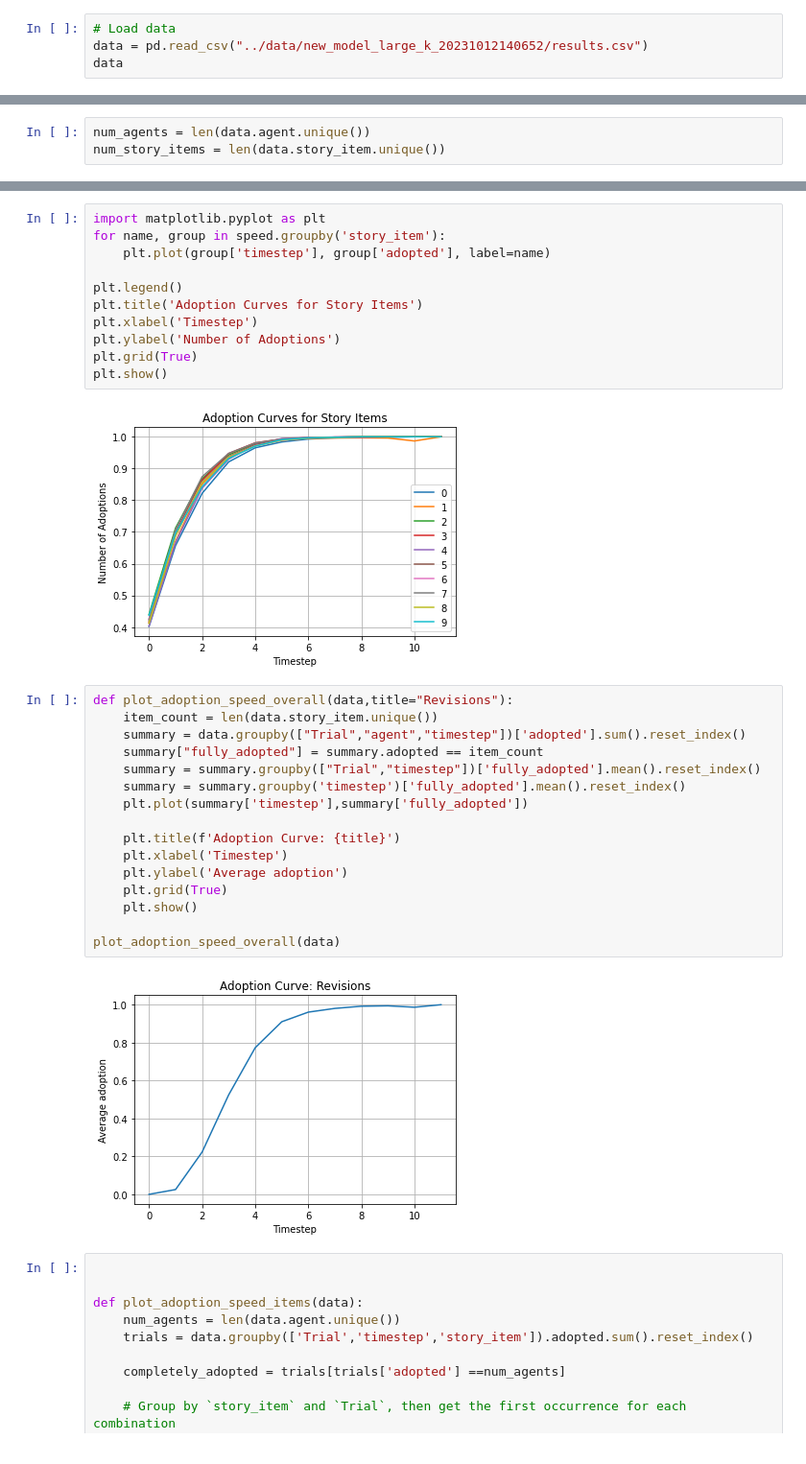
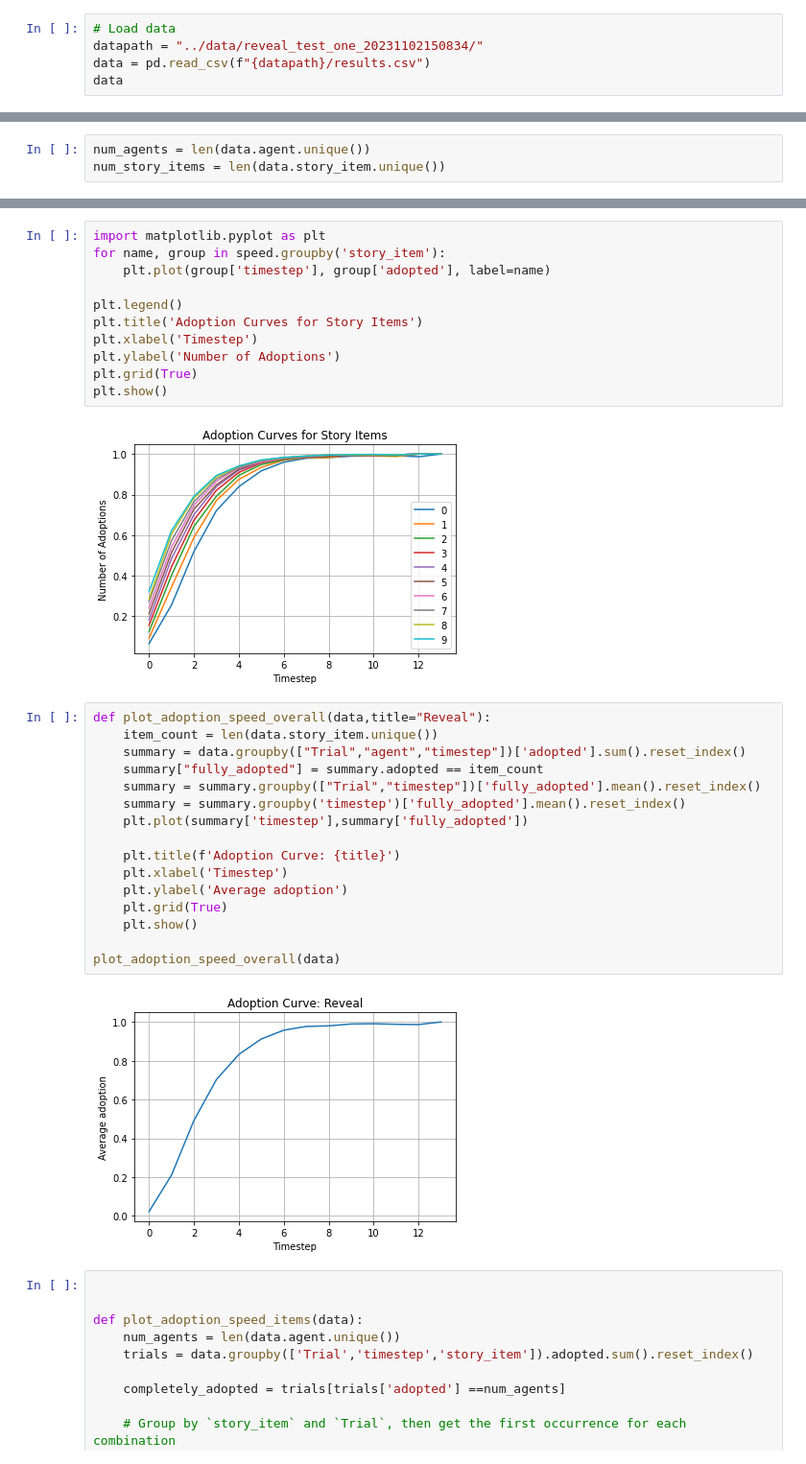
Before and after one commit to c4-lab/NarrativeDiffusion, a Jupyter notebook: analysis/analysis.ipynb, the cells around one changed output, grey strips where cells are left out. Shown: that part at 96% size. Drawn from its saved outputs; the diff is of its cells as text.

```diff
--- a/analysis/analysis.ipynb
+++ b/analysis/analysis.ipynb
@@ -7,7 +7,8 @@ import pandas as pd
 import matplotlib.pyplot as plt
 # %%
 # Load data
-data = pd.read_csv("../data/new_model_large_k_20231012140652/results.csv")
+datapath = "../data/reveal_test_one_20231102150834/"
+data = pd.read_csv(f"{datapath}/results.csv")
 data
 # %% [output]
 |  | agent | timestep | story_item | adopted | prob | Narrative | Social | Trial |
@@ -55,25 +56,25 @@ plt.ylabel('Number of Adoptions')
 plt.grid(True)
 plt.show()
 # %% [output]
-[figure, old version]
+[figure, new version]
 # %%
-def plot_adoption_speed_overall(data,title="Revisions"):
+def plot_adoption_speed_overall(data,title="Reveal"):
     item_count = len(data.story_item.unique())
     summary = data.groupby(["Trial","agent","timestep"])['adopted'].sum().reset_index()
     summary["fully_adopted"] = summary.adopted == item_count
     summary = summary.groupby(["Trial","timestep"])['fully_adopted'].mean().reset_index()
     summary = summary.groupby('timestep')['fully_adopted'].mean().reset_index()
     plt.plot(summary['timestep'],summary['fully_adopted'])
 
     plt.title(f'Adoption Curve: {title}')
     plt.xlabel('Timestep')
     plt.ylabel('Average adoption')
     plt.grid(True)
     plt.show()
 
 plot_adoption_speed_overall(data)
 # %% [output]
-[figure, old version]
+[figure, new version]
 # %%
 
 
```
Also changed, not shown: parts of 2 cells of this notebook.
